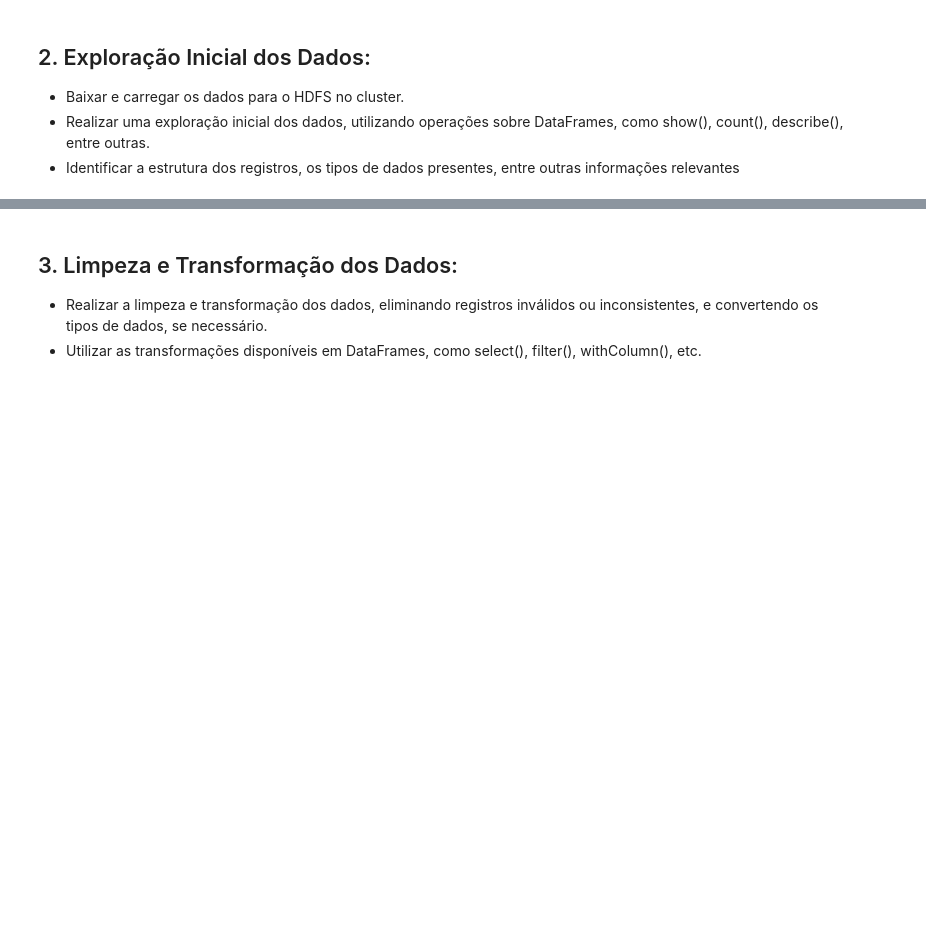
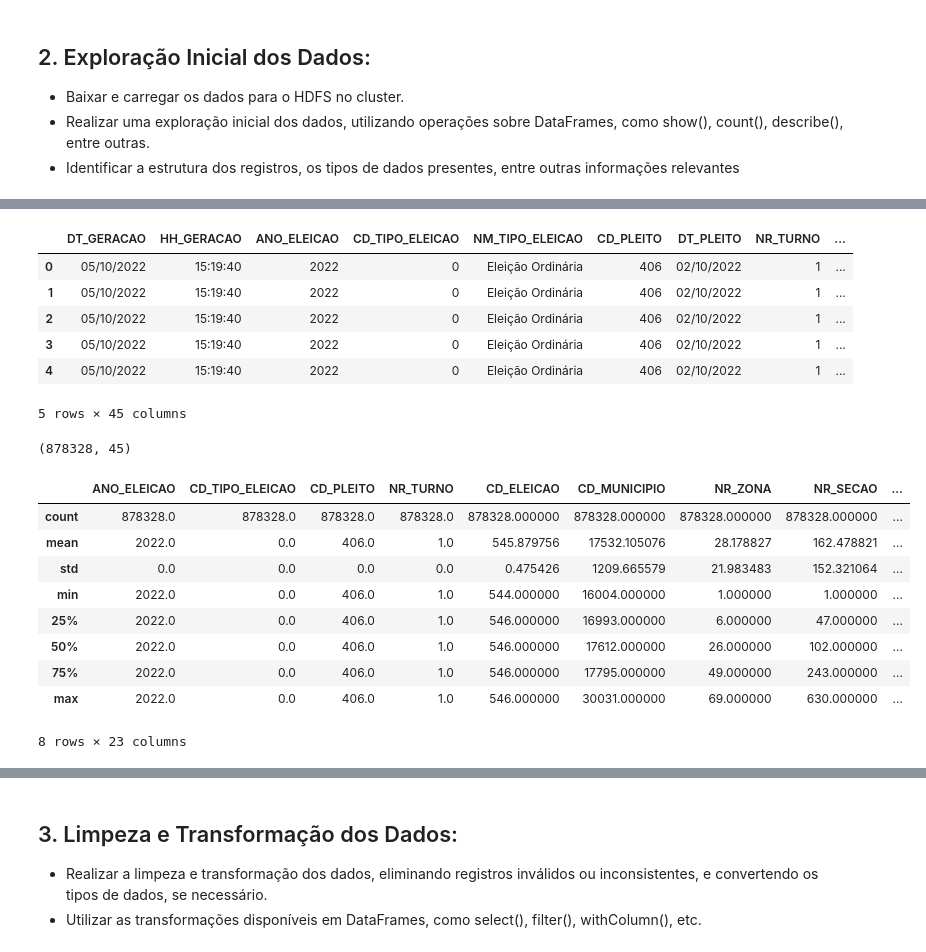
Before and after one commit to bombermal/docker-hadoop-cluster, a Jupyter notebook: main.ipynb, the cells around one changed output, grey strips where cells are left out. Cells and saved outputs as stored; diff of their text form; code cells hidden in the pictures; blank space fills up the shorter version.

```diff
--- a/main.ipynb
+++ b/main.ipynb
@@ -17,0 +20,4 @@ data_raw.show(5)
+# %%
+## Baixar e carregar os dados para o HDFS no cluster.
+data_raw = pd.read_csv("Data/bweb_csv.zip", encoding = "latin1", sep = ";", low_memory=False)
+data_raw.head(3).T
@@ -17,0 +42,27 @@ data_raw.show(5)
+# %%
+## Realizar uma exploração inicial dos dados, utilizando operações sobre DataFrames, como show(), count(), describe(), entre outras
+# data.show()
+display(data_raw.head(5))
+# data.count()
+print(data_raw.shape)
+# data.describe()
+data_raw.describe()
+# %% [output]
+|  | DT_GERACAO | HH_GERACAO | ANO_ELEICAO | CD_TIPO_ELEICAO | NM_TIPO_ELEICAO | CD_PLEITO | DT_PLEITO | NR_TURNO | ... |
+| 0 | 05/10/2022 | 15:19:40 | 2022 | 0 | Eleição Ordinária | 406 | 02/10/2022 | 1 | ... |
+| 1 | 05/10/2022 | 15:19:40 | 2022 | 0 | Eleição Ordinária | 406 | 02/10/2022 | 1 | ... |
+| 2 | 05/10/2022 | 15:19:40 | 2022 | 0 | Eleição Ordinária | 406 | 02/10/2022 | 1 | ... |
+| 3 | 05/10/2022 | 15:19:40 | 2022 | 0 | Eleição Ordinária | 406 | 02/10/2022 | 1 | ... |
+| 4 | 05/10/2022 | 15:19:40 | 2022 | 0 | Eleição Ordinária | 406 | 02/10/2022 | 1 | ... |
+5 rows × 45 columns
+(878328, 45)
+|  | ANO_ELEICAO | CD_TIPO_ELEICAO | CD_PLEITO | NR_TURNO | CD_ELEICAO | CD_MUNICIPIO | NR_ZONA | NR_SECAO | ... |
+| count | 878328.0 | 878328.0 | 878328.0 | 878328.0 | 878328.000000 | 878328.000000 | 878328.000000 | 878328.000000 | ... |
+| mean | 2022.0 | 0.0 | 406.0 | 1.0 | 545.879756 | 17532.105076 | 28.178827 | 162.478821 | ... |
+| std | 0.0 | 0.0 | 0.0 | 0.0 | 0.475426 | 1209.665579 | 21.983483 | 152.321064 | ... |
+| min | 2022.0 | 0.0 | 406.0 | 1.0 | 544.000000 | 16004.000000 | 1.000000 | 1.000000 | ... |
+| 25% | 2022.0 | 0.0 | 406.0 | 1.0 | 546.000000 | 16993.000000 | 6.000000 | 47.000000 | ... |
+| 50% | 2022.0 | 0.0 | 406.0 | 1.0 | 546.000000 | 17612.000000 | 26.000000 | 102.000000 | ... |
+| 75% | 2022.0 | 0.0 | 406.0 | 1.0 | 546.000000 | 17795.000000 | 49.000000 | 243.000000 | ... |
+| max | 2022.0 | 0.0 | 406.0 | 1.0 | 546.000000 | 30031.000000 | 69.000000 | 630.000000 | ... |
+8 rows × 23 columns
```
Also changed, not shown: parts of 21 cells of this notebook, 2 other files.
